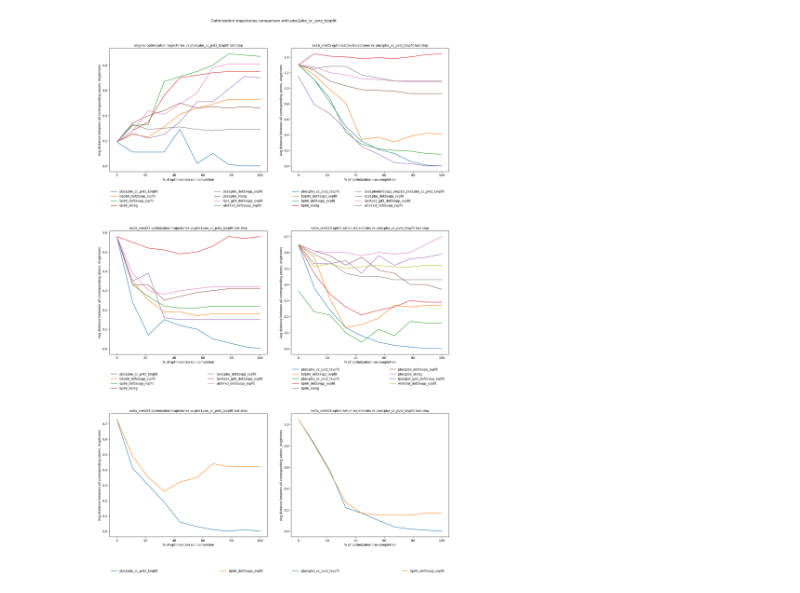
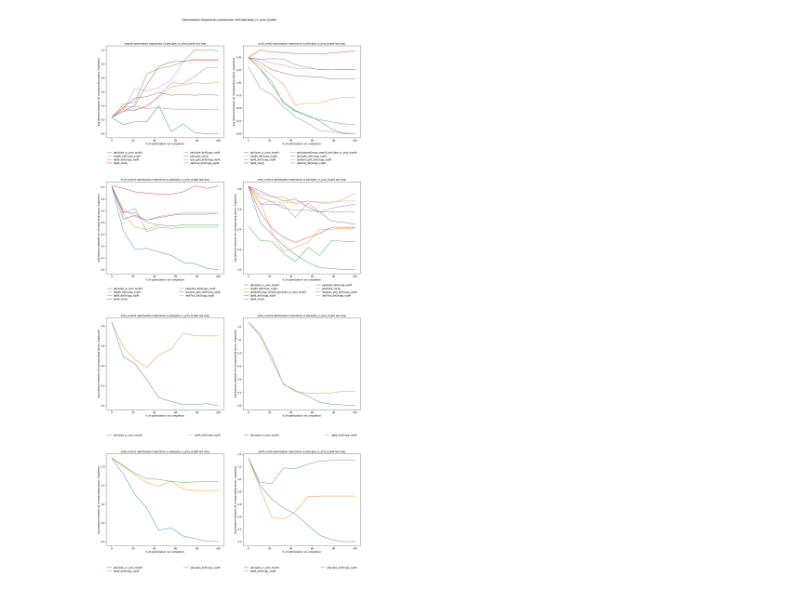
Before and after one commit to urmaspitsi/molli, a Jupyter notebook: examples/TrajectoryAnalysis.ipynb, the cells around one changed output. Drawn from its saved outputs; the diff is of its cells as text; code cells hidden in the pictures.

```diff
--- a/examples/TrajectoryAnalysis.ipynb
+++ b/examples/TrajectoryAnalysis.ipynb
@@ -162,6 +160,34 @@ ex0a_c26_traj_analyzer = create_traj_analyzer(
         base_file_name=base_file_name,
         description=description
     )
+
+###############################################################################
+# ex0b_c21
+###############################################################################
+
+trajectories_dir = Path("C:/tmp/gaussian/optimization_trajectories/ex0b_c21")
+base_file_name="ex0b_c21_pbe1pbe_cc_pvtz_tzvpfit_opt_steps.xyz"
+description = "ex0b_crest21 optimization trajectories"
+
+ex0b_c21_traj_analyzer = create_traj_analyzer(
+        trajectories_dir=trajectories_dir,
+        base_file_name=base_file_name,
+        description=description
+    )
+
+###############################################################################
+# ex0ff_c6
+###############################################################################
+
+trajectories_dir = Path("C:/tmp/gaussian/optimization_trajectories/ex0ff_c6")
+base_file_name="ex0ff_c6_pbe1pbe_cc_pvtz_tzvpfit_opt_steps.xyz"
+description = "ex0ff_crest6 optimization trajectories"
+
+ex0ff_c6_traj_analyzer = create_traj_analyzer(
+        trajectories_dir=trajectories_dir,
+        base_file_name=base_file_name,
+        description=description
+    )
 # %%
 traj_analyzer = original_traj_analyzer
 #traj_analyzer = ex16_c5_traj_analyzer
@@ -169,7 +195,7 @@ traj_analyzer = original_traj_analyzer
 #traj_analyzer = ex0a_c10_traj_analyzer
 # %%
 print(traj_analyzer.metrics.keys())
-# 'mean_abs_dist', 'root_mean_of_sq_dist', 'mean_abs_coord_diff'
+# 'mean_abs_dist', 'root_mean_of_sq_dist', 'max_dist'
 #metric_key = "mean_abs_dist"
-metric_key = "root_mean_of_sq_dist"
+metric_key = "max_dist"
 # %% [output]
@@ -221,7 +229,10 @@ analyzers = [
     ex0a_c10_traj_analyzer,
     ex0a_c24_traj_analyzer,
     ex0a_c26_traj_analyzer,
+    ex0b_c21_traj_analyzer,
+    ex0ff_c6_traj_analyzer,
     ]
+
 analyzer_names = [a.description for a in analyzers]
 
 n = len(analyzer_names)
@@ -230,34 +241,36 @@ num_rows = n // num_cols if n % num_cols == 0 else n // num_cols + 1
 figure_size = (num_cols * 8, num_rows * 8)
 
 title = "Optimization trajectories comparison with pbe1pbe_cc_pvtz_tzvpfit"
 x_label = "% of optimization run completion"
 y_label = "Avg distance between all corresponding atoms, Angstroms"
-metric_key = "mean_abs_dist"
-#metric_key = "root_mean_of_sq_dist"
-#metric_key = "mean_abs_coord_diff"
+#metric_key = "mean_abs_dist"
+metric_key = "root_mean_of_sq_dist"
+
+# y_label = "Max distance between all corresponding atoms, Angstroms"
+# metric_key = "max_dist"
 
 #x = [f"{round(100 * x / (num_steps - 1), 0)}%" for x in range(num_steps)]
 x = [round(100 * x / (num_steps - 1), 0) for x in range(num_steps)]
 
 _, axs = plt.subplots(num_rows, num_cols, figsize=figure_size)
 for traj_analyzer, ax in zip(analyzers, axs.ravel()):
     y = np.round(traj_analyzer.metrics[metric_key]["base_to_last"], 2) # add base
     ax.plot(x, y, label=traj_analyzer.base_trajectory.name)
 
     for i, traj_to_compare in enumerate(traj_analyzer.trajectories_to_compare):
         y = np.round(traj_analyzer.metrics[metric_key]["to_base_last_step"][i], 2)
         ax.plot(x, y, label=traj_to_compare.name)
 
     ax.set_title(f"{traj_analyzer.description} vs pbe1pbe_cc_pvtz_tzvpfit last step", fontdict={"fontsize":10})
     ax.set_xlabel(x_label)
     #ax.set_xticks([])
     ax.set_ylabel(y_label)
     #ax.legend(loc="upper left")
     ax.legend(loc=(0, -0.3), ncol=2, mode="expand", edgecolor="white", fontsize=10, markerscale=1.75)
 
 plt.tight_layout(h_pad=6, w_pad=4)
 plt.suptitle(title, fontsize=12, y=1.04)
 #plt.legend()
 plt.show()
 # %% [output]
-[figure, old version]
+[figure, new version]
```
Also changed, not shown: parts of 5 cells of this notebook, 1 other file.
